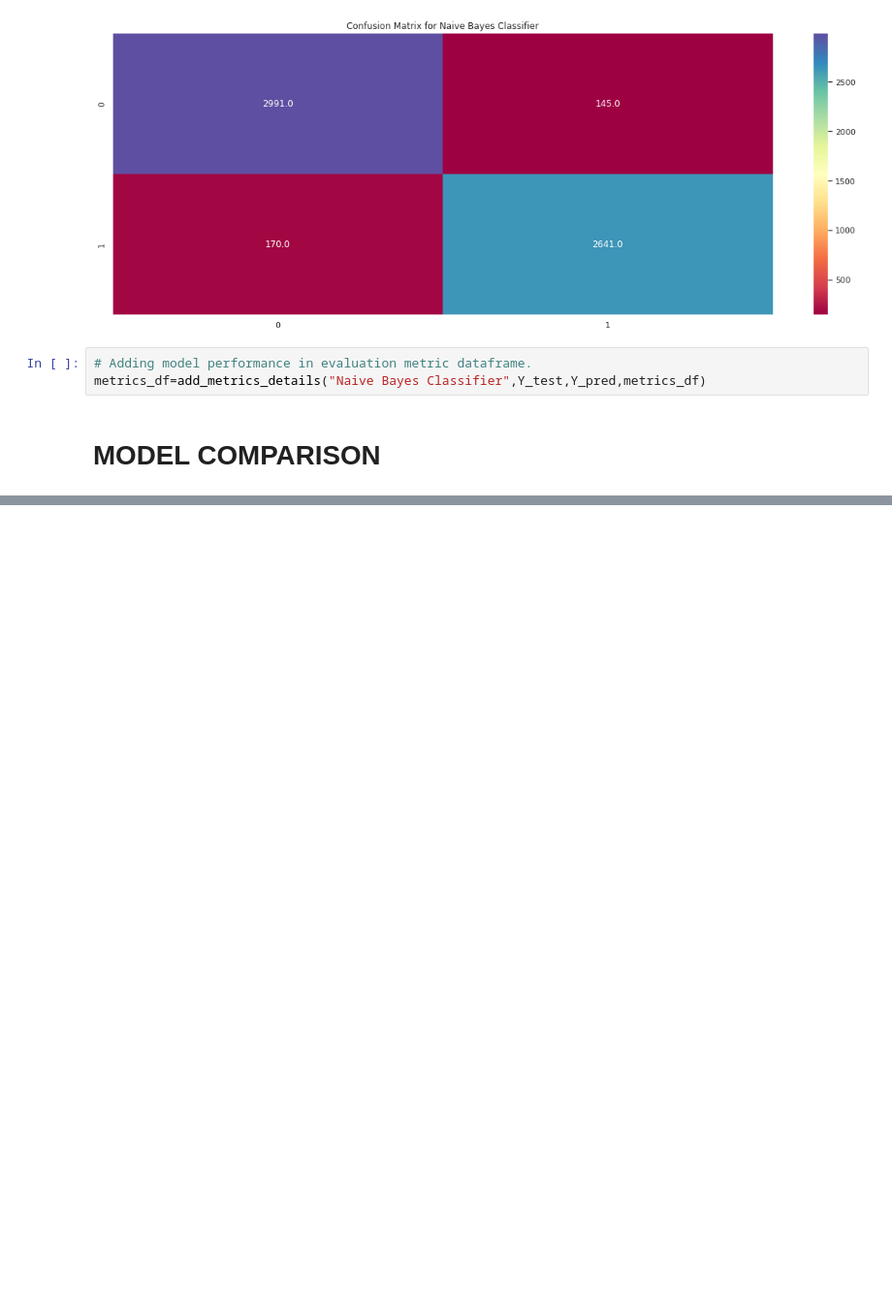
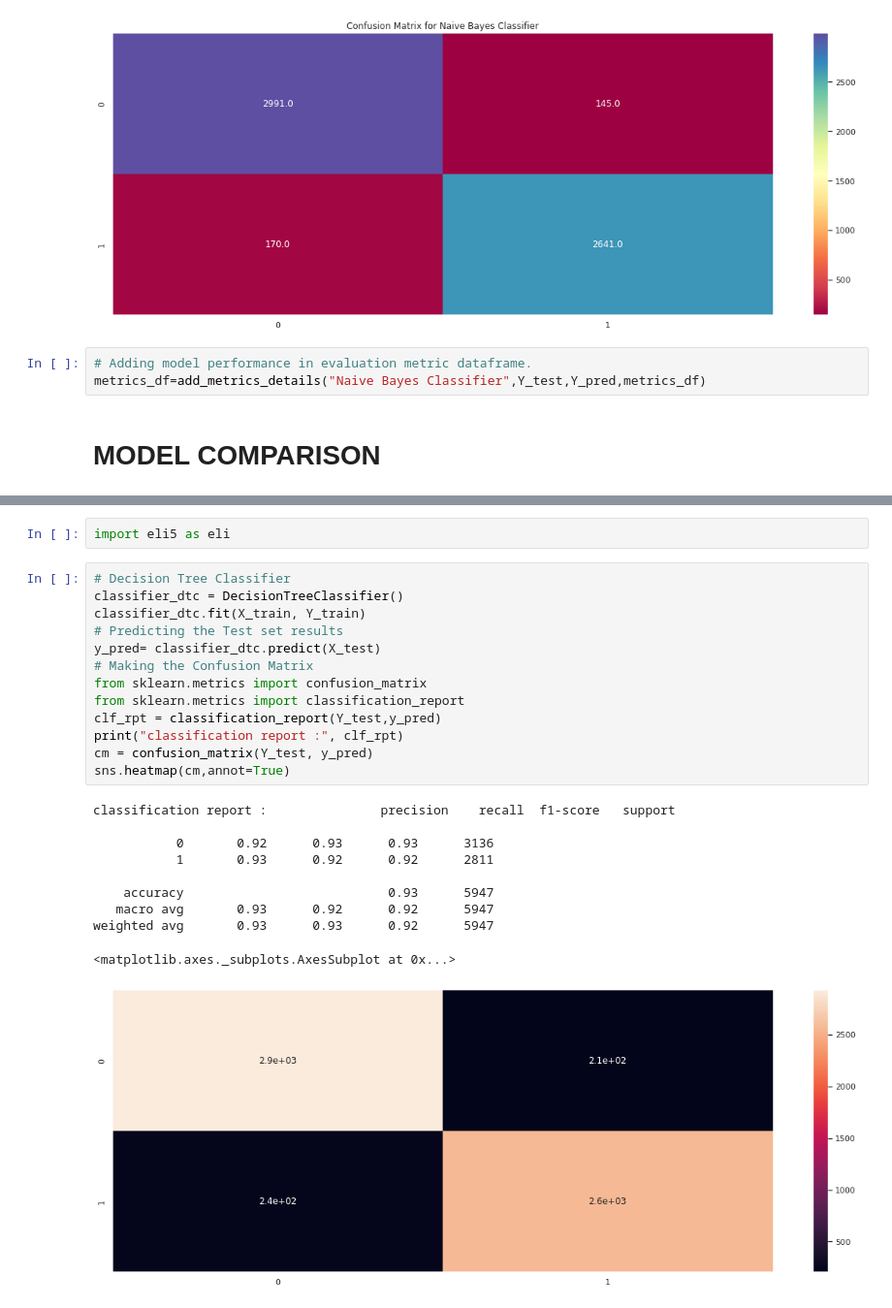
Before and after one commit to sameersat96/Airline-passenger-referral-predicton, a Jupyter notebook: Airline_passenger_referral_predicton.ipynb, the cells around one changed output, grey strips where cells are left out. Shown at 97% size. Drawn from its saved outputs; the diff is of its cells as text; blank space fills up the shorter version.

```diff
--- a/Airline_passenger_referral_predicton.ipynb
+++ b/Airline_passenger_referral_predicton.ipynb
@@ -1136,0 +1247,26 @@ metrics_df
+# %%
+import eli5 as eli
+# %%
+# Decision Tree Classifier
+classifier_dtc = DecisionTreeClassifier()
+classifier_dtc.fit(X_train, Y_train)
+# Predicting the Test set results
+y_pred= classifier_dtc.predict(X_test)
+# Making the Confusion Matrix
+from sklearn.metrics import confusion_matrix
+from sklearn.metrics import classification_report
+clf_rpt = classification_report(Y_test,y_pred)
+print("classification report :", clf_rpt)
+cm = confusion_matrix(Y_test, y_pred)
+sns.heatmap(cm,annot=True)
+# %% [output]
+classification report :               precision    recall  f1-score   support
+
+           0       0.92      0.93      0.93      3136
+           1       0.93      0.92      0.92      2811
+
+    accuracy                           0.93      5947
+   macro avg       0.93      0.92      0.92      5947
+weighted avg       0.93      0.93      0.92      5947
+<matplotlib.axes._subplots.AxesSubplot at 0x...>
+[figure, added]
```
Also changed, not shown: parts of 24 cells of this notebook.
